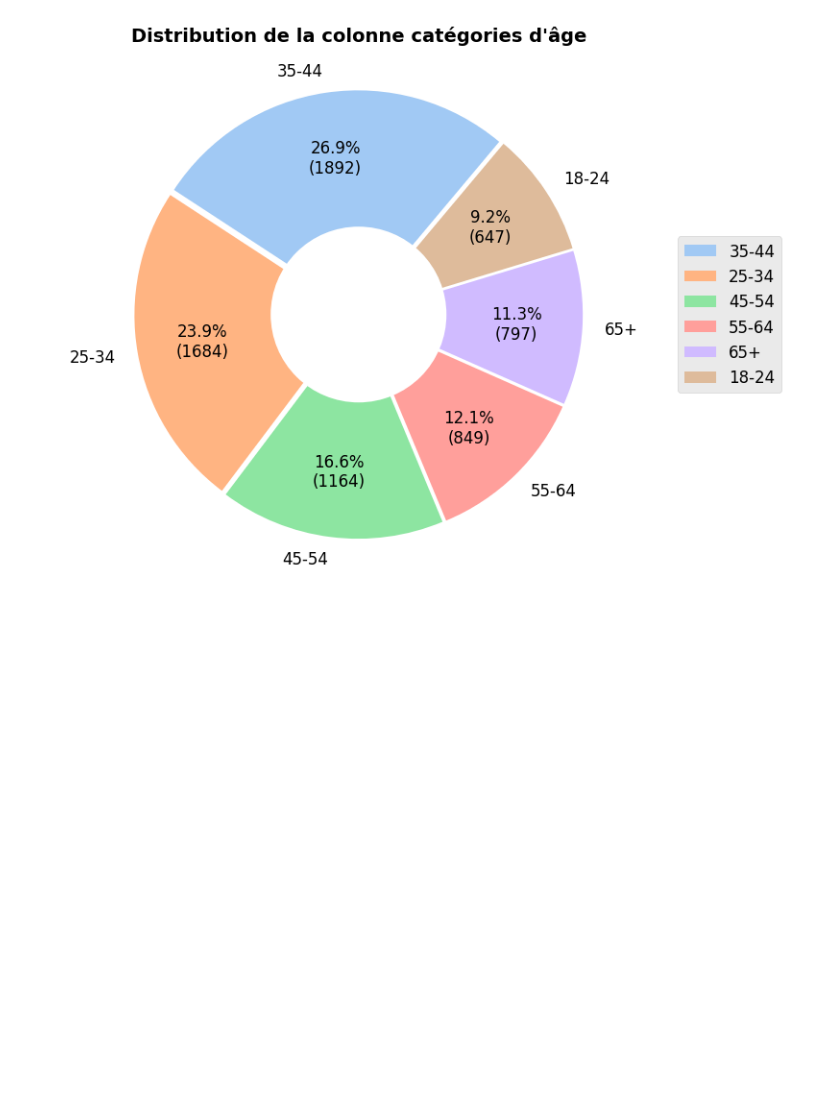
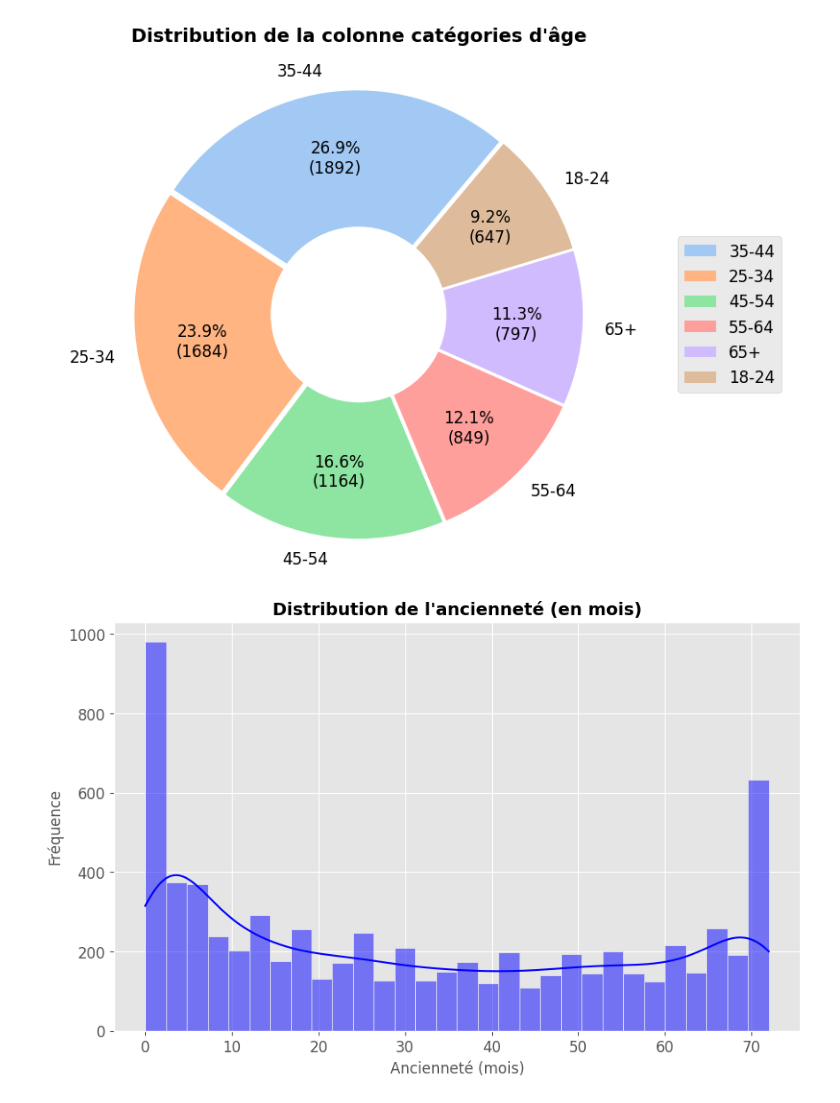
Before and after one commit to Loickcuer/churn-prediction, a Jupyter notebook: notebooks/2.0-lc-EDA.ipynb, the cells around one changed output. Saved outputs shown, nothing was run; the diff lists cells and outputs as text; code cells hidden in the pictures; blank space fills up the shorter version.

```diff
--- a/notebooks/2.0-lc-EDA.ipynb
+++ b/notebooks/2.0-lc-EDA.ipynb
@@ -128,3 +148,12 @@ plt.tight_layout()
 plt.show()
 # %% [output]
 [figure]
+# %%
+plt.figure(figsize=(10, 6))
+sns.histplot(df['anciennete_mois'], bins=30, kde=True, color='blue')
+plt.title('Distribution de l\'ancienneté (en mois)', fontsize=14, fontweight='bold')
+plt.xlabel('Ancienneté (mois)', fontsize=12)
+plt.ylabel('Fréquence', fontsize=12)
+plt.show()
+# %% [output]
+[figure, added]
```
Also changed, not shown: parts of 1 cell of this notebook.
